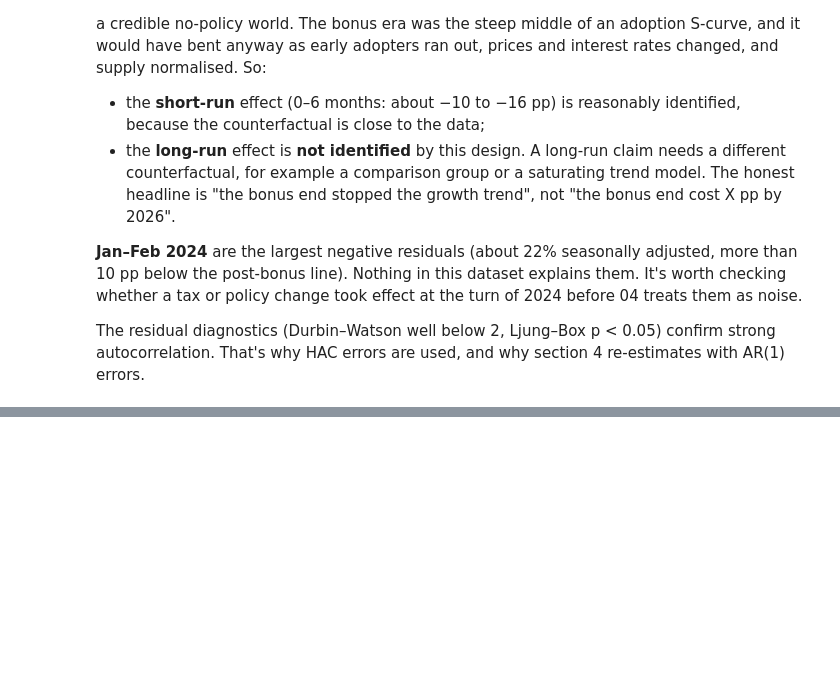
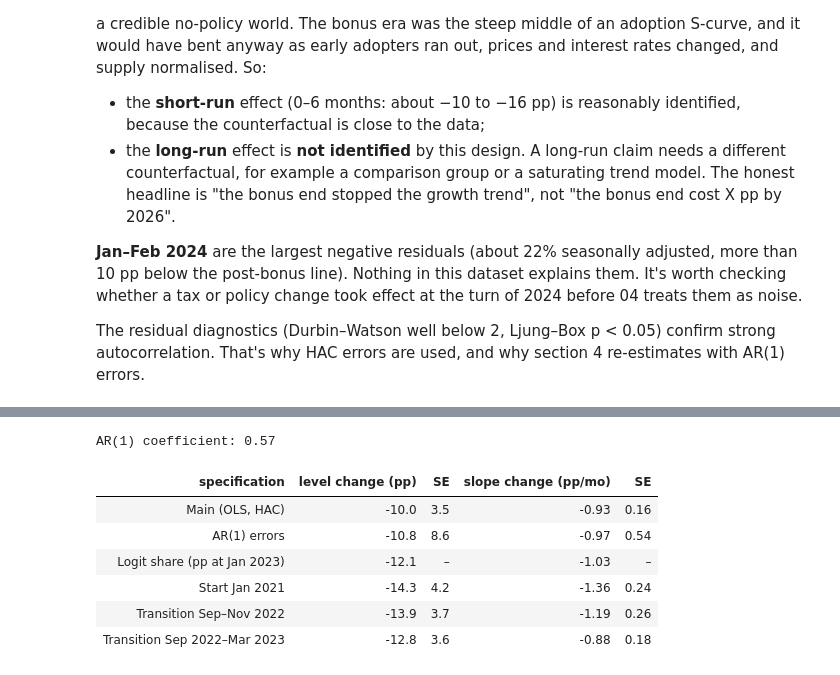
Before and after one commit to suv999/sweden-ev-adoption, a Jupyter notebook: notebooks/03_policy.ipynb, the cells around one changed output, grey strips where cells are left out. Drawn from its saved outputs; the diff is of its cells as text; code cells hidden in the pictures; blank space fills up the shorter version.

```diff
--- a/notebooks/03_policy.ipynb
+++ b/notebooks/03_policy.ipynb
@@ -237,0 +280,35 @@ The residual diagnostics (Durbin–Watson well below 2, Ljung–Box p < 0.05) co
+# %%
+def row(name, res, logit=False, y_=None, X_=None):
+    if logit:
+        x0 = X_.loc[T0]
+        with_ = 1 / (1 + np.exp(-(x0 @ res.params)))
+        without = 1 / (1 + np.exp(-(x0 @ res.params - res.params.post)))
+        lvl, lvl_se = (with_ - without) * 100, np.nan
+        slope = res.params.t_post * with_ * (1 - with_) * 100
+        return name, lvl, lvl_se, slope, np.nan
+    l, lse = res.params.post * 100, res.bse.post * 100
+    return name, l, lse, res.params.t_post * 100, res.bse.t_post * 100
+
+ar1, _, _ = fit_its(pv.share, errors="ar1")
+lg_y, lg_X = its_design(np.log(pv.share / (1 - pv.share)))
+lg = sm.OLS(lg_y, lg_X).fit(cov_type="HAC", cov_kwds={"maxlags": 6})
+rob = pd.DataFrame([
+    row("Main (OLS, HAC)", main),
+    row("AR(1) errors", ar1),
+    row("Logit share (pp at Jan 2023)", lg, logit=True, X_=lg_X),
+    row("Start Jan 2021", fit_its(pv.share, start=pd.Timestamp("2021-01-01"))[0]),
+    row("Transition Sep–Nov 2022", fit_its(pv.share, trans=TRANS[:3])[0]),
+    row("Transition Sep 2022–Mar 2023", fit_its(pv.share, trans=pd.date_range("2022-09-01", "2023-03-01", freq="MS"))[0]),
+], columns=["specification", "level change (pp)", "SE", "slope change (pp/mo)", "SE "])
+print(f"AR(1) coefficient: {ar1.params['ar.L1']:.2f}")
+rob.style.format({"level change (pp)": "{:+.1f}", "SE": "{:.1f}", "slope change (pp/mo)": "{:+.2f}", "SE ": "{:.2f}"},
+                 na_rep="–").hide(axis="index")
+# %% [output]
+AR(1) coefficient: 0.57
+| specification | level change (pp) | SE | slope change (pp/mo) | SE |
+| Main (OLS, HAC) | -10.0 | 3.5 | -0.93 | 0.16 |
+| AR(1) errors | -10.8 | 8.6 | -0.97 | 0.54 |
+| Logit share (pp at Jan 2023) | -12.1 | – | -1.03 | – |
+| Start Jan 2021 | -14.3 | 4.2 | -1.36 | 0.24 |
+| Transition Sep–Nov 2022 | -13.9 | 3.7 | -1.19 | 0.26 |
+| Transition Sep 2022–Mar 2023 | -12.8 | 3.6 | -0.88 | 0.18 |
```
Also changed, not shown: parts of 4 cells of this notebook.
